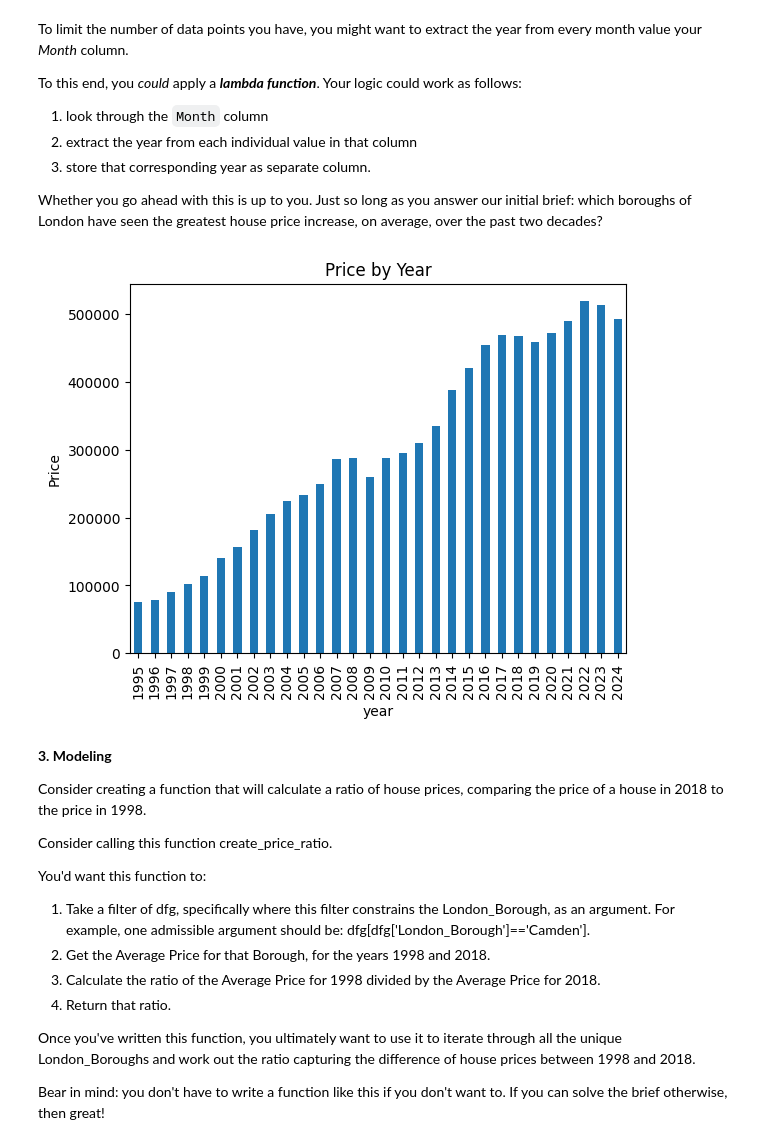
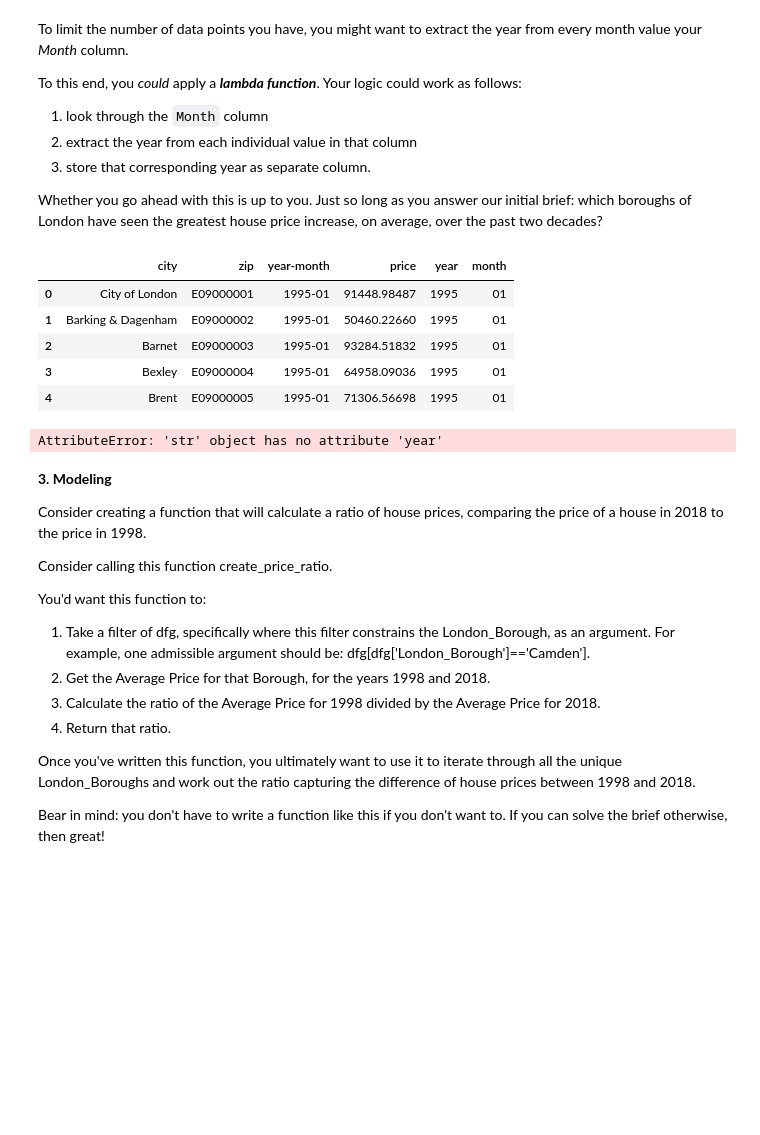
Before and after one commit to namozhdehi/DS_HW, a Jupyter notebook: Unit_4_Challenge_Tier_3.ipynb, the cells around one changed output. Saved outputs shown, nothing was run; the diff lists cells and outputs as text; code cells hidden in the pictures; blank space fills up the shorter version.

```diff
--- a/Unit_4_Challenge_Tier_3.ipynb
+++ b/Unit_4_Challenge_Tier_3.ipynb
@@ -265,15 +263,24 @@ To this end, you *could* apply a ***lambda function***. Your logic could work as
 3. store that corresponding year as separate column.
 
 Whether you go ahead with this is up to you. Just so long as you answer our initial brief: which boroughs of London have seen the greatest house price increase, on average, over the past two decades?
+# %%
+properties_melt.head()
+# %% [output]
+|  | city | zip | year-month | price | year | month |
+| 0 | City of London | E09000001 | 1995-01 | 91448.98487 | 1995 | 01 |
+| 1 | Barking & Dagenham | E09000002 | 1995-01 | 50460.22660 | 1995 | 01 |
+| 2 | Barnet | E09000003 | 1995-01 | 93284.51832 | 1995 | 01 |
+| 3 | Bexley | E09000004 | 1995-01 | 64958.09036 | 1995 | 01 |
+| 4 | Brent | E09000005 | 1995-01 | 71306.56698 | 1995 | 01 |
 # %%
-monthly_average_price = properties_melt.groupby('year')['price'].mean()
+monthly_average_price = properties_melt['year-month'].apply(lambda t: t.year)
 monthly_average_price.plot(x = 'year', y= 'price', kind = 'bar')
 plt.xlabel('year')
 plt.ylabel('Price')
 plt.title('Price by Year')
 plt.show()
 # %% [output]
-[figure, removed]
+AttributeError: 'str' object has no attribute 'year'
 # %% [markdown]
 **3. Modeling**
 
```
Also changed, not shown: parts of 4 cells of this notebook.
